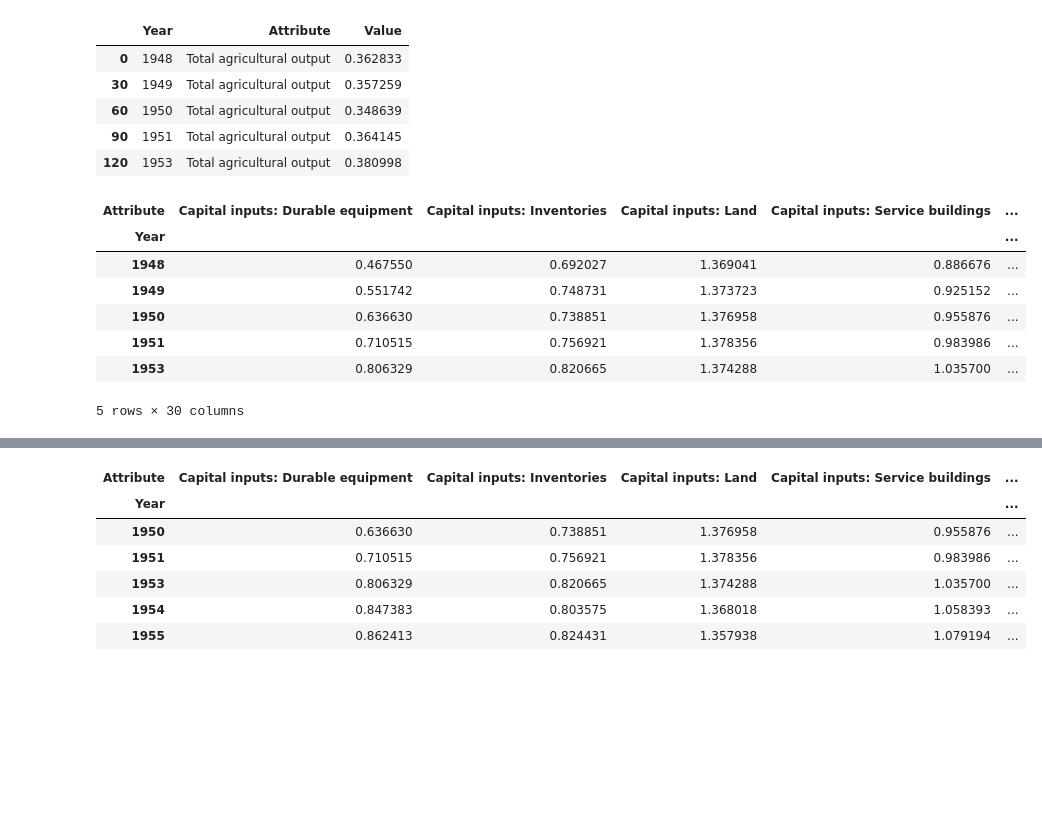
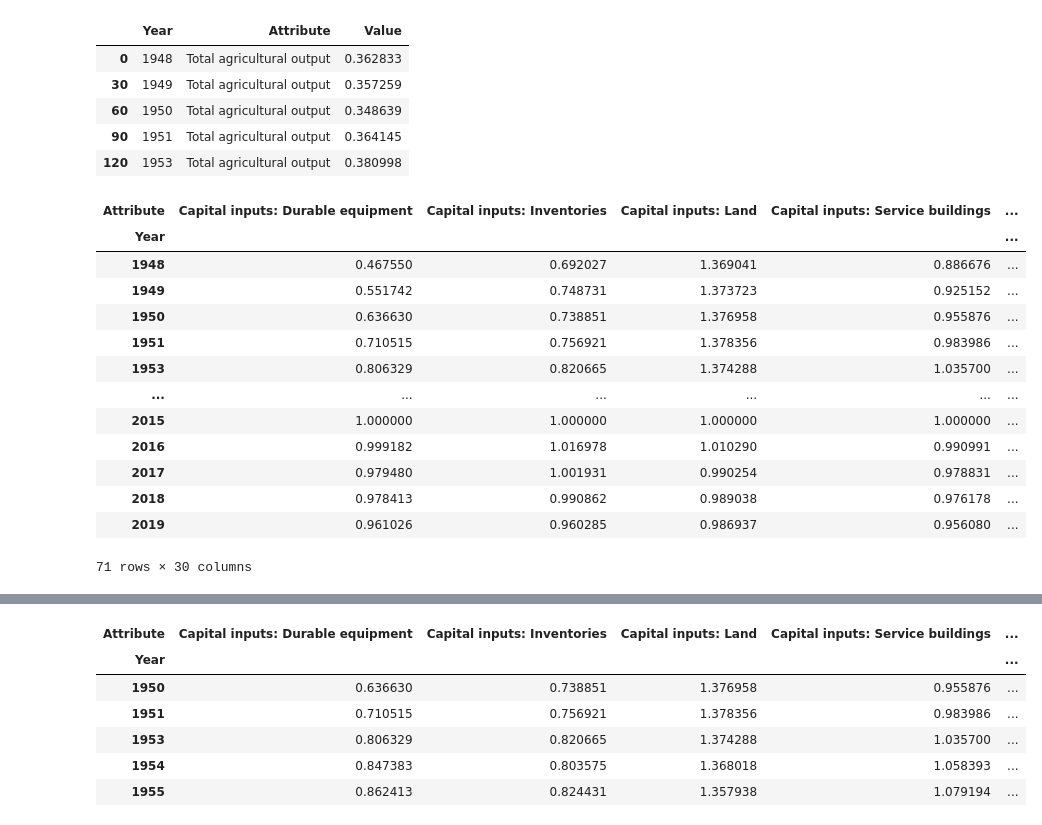
Before and after one commit to setiadha-unc/data720, a Jupyter notebook: Unit 6/basic_functions_in_pandas.ipynb, the cells around one changed output, grey strips where cells are left out. Cells and saved outputs as stored; diff of their text form; code cells hidden in the pictures; blank space fills up the shorter version.

```diff
--- a/Unit 6/basic_functions_in_pandas.ipynb
+++ b/Unit 6/basic_functions_in_pandas.ipynb
@@ -70,7 +70,9 @@ array(['Total agricultural output',
        'Total factor productivity (TFP)'], dtype=object)
 # %%
 # Remove numbers, slashes, and whitespace
-df["Attribute"] = [attribute.replace("1/", "").replace("2/", "").replace("3/", "").strip() for attribute in df["Attribute"]]
+# df["Attribute"] = [attribute.replace("1/", "").replace("2/", "").replace("3/", "").strip() for attribute in df["Attribute"]]
+df["Attribute"] = df["Attribute"].str.replace(r"[123]/", "", regex=True).str.strip()
 
 # Store unique values
 attributes = df["Attribute"].unique()
+attributes
@@ -103,15 +123,21 @@ df[df["Attribute"] == attributes[0]].head()
 # %%
 # Pivot creates columns from values in a column. Make columns for each attribute
 pivot_df = df.pivot(index="Year", columns="Attribute", values="Value")
-pivot_df.head()
+pivot_df
 # %% [output]
 | Attribute | Capital inputs: Durable equipment | Capital inputs: Inventories | Capital inputs: Land | Capital inputs: Service buildings | ... |
 | Year |  |  |  |  | ... |
 | 1948 | 0.467550 | 0.692027 | 1.369041 | 0.886676 | ... |
 | 1949 | 0.551742 | 0.748731 | 1.373723 | 0.925152 | ... |
 | 1950 | 0.636630 | 0.738851 | 1.376958 | 0.955876 | ... |
 | 1951 | 0.710515 | 0.756921 | 1.378356 | 0.983986 | ... |
 | 1953 | 0.806329 | 0.820665 | 1.374288 | 1.035700 | ... |
+| ... | ... | ... | ... | ... | ... |
+| 2015 | 1.000000 | 1.000000 | 1.000000 | 1.000000 | ... |
+| 2016 | 0.999182 | 1.016978 | 1.010290 | 0.990991 | ... |
+| 2017 | 0.979480 | 1.001931 | 0.990254 | 0.978831 | ... |
+| 2018 | 0.978413 | 0.990862 | 0.989038 | 0.976178 | ... |
+| 2019 | 0.961026 | 0.960285 | 0.986937 | 0.956080 | ... |
-5 rows × 30 columns
+71 rows × 30 columns
 # %%
 # We can plot directly from df
```
Also changed, not shown: parts of 9 cells of this notebook, 10 other files.
